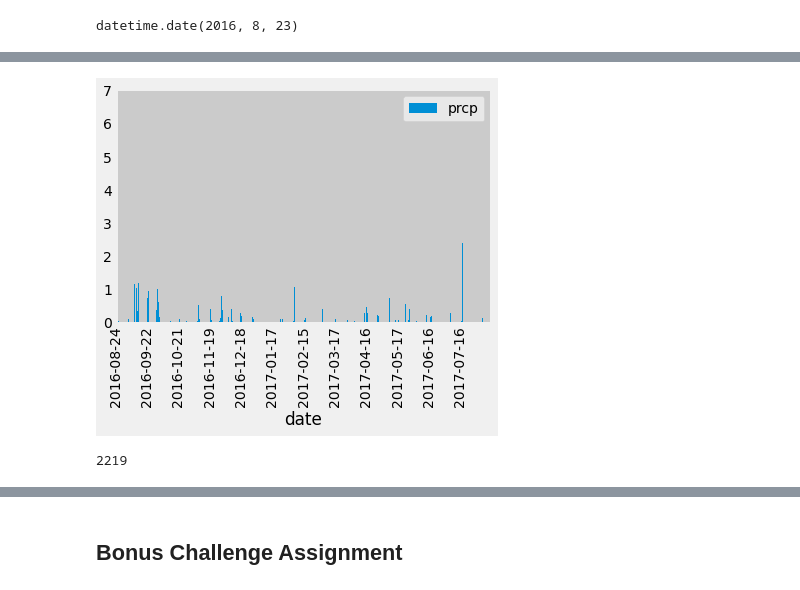
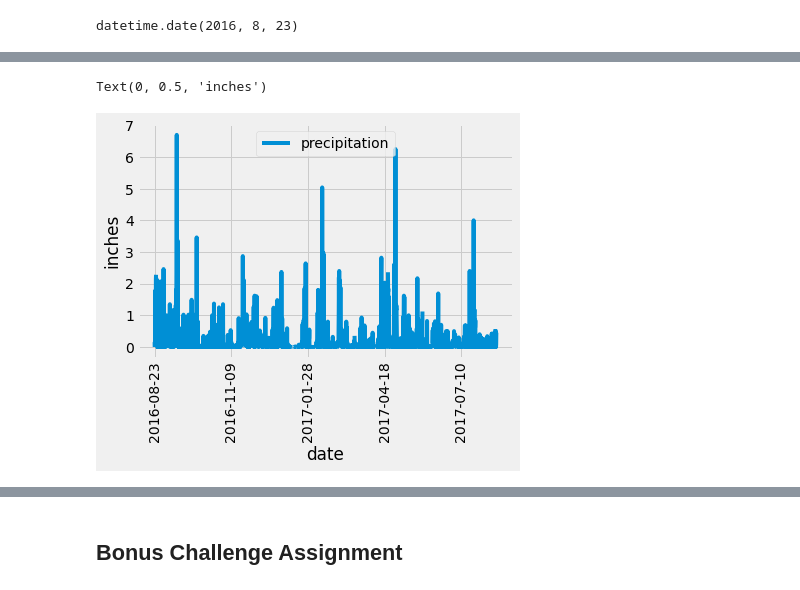
Before and after one commit to CatherineLuquire/Hawaii-Weather, a Jupyter notebook: climate_starter.ipynb, the cells around one changed output, grey strips where cells are left out. Drawn from its saved outputs; the diff is of its cells as text; code cells hidden in the pictures.

```diff
--- a/climate_starter.ipynb
+++ b/climate_starter.ipynb
@@ -31,8 +33,8 @@ Base.classes.keys()
 ['measurement', 'station']
 # %%
 # Save references to each table
-measurement = Base.classes.measurement
-station = Base.classes.station
+Measurement = Base.classes.measurement
+Station = Base.classes.station
 # %%
 # Create our session (link) from Python to the DB
 session = Session(engine)
@@ -96,9 +109,10 @@ year_ago
 # %% [output]
 datetime.date(2016, 8, 23)
 # %%
-precip_year = session.query(measurement.date, measurement.prcp).\
-    filter(measurement.date > '2016-08-23').\
-    filter(measurement.date < '2017-08-23').\
-    order_by(measurement.date).all()
+# Perform a query to retrieve the data and precipitation scores
+precip_year = session.query(Measurement.date, Measurement.prcp).\
+    filter(Measurement.date >= '2016-08-23').\
+    filter(Measurement.date <= '2017-08-23').\
+    order_by(Measurement.date).all()
 precip_year
 # %% [output]
@@ -141,28 +136,14 @@ df
-# %%
-df = pd.DataFrame(precip_year, columns= ['date', 'prcp'])
-df.set_index('date', inplace=True)
-ax = df.plot.bar()
-
-for i, t in enumerate(ax.get_xticklabels()):
-    if (i % 185) !=0:
-        t.set_visible(False)
-plt.show()
-# %% [output]
-[figure, removed]
-# %%
-print(len(df))
-# %% [output]
-2219
 # %%
-
-# Calculate the date 1 year ago from the last data point in the database
-
-# Perform a query to retrieve the data and precipitation scores
-
 # Save the query results as a Pandas DataFrame and set the index to the date column
-
-# Sort the dataframe by date
+df = pd.DataFrame(precip_year, columns= ['date', 'precipitation'])
+df.set_index('date', inplace=True)
 
 # Use Pandas Plotting with Matplotlib to plot the data
+df.plot(rot=90)
+plt.xlabel('date')
+plt.ylabel('inches')
+# %% [output]
+Text(0, 0.5, 'inches')
+[figure, added]
 # %%
 # Use Pandas to calcualte the summary statistics for the precipitation data
```
Also changed, not shown: parts of 26 cells of this notebook, 1 other file.
